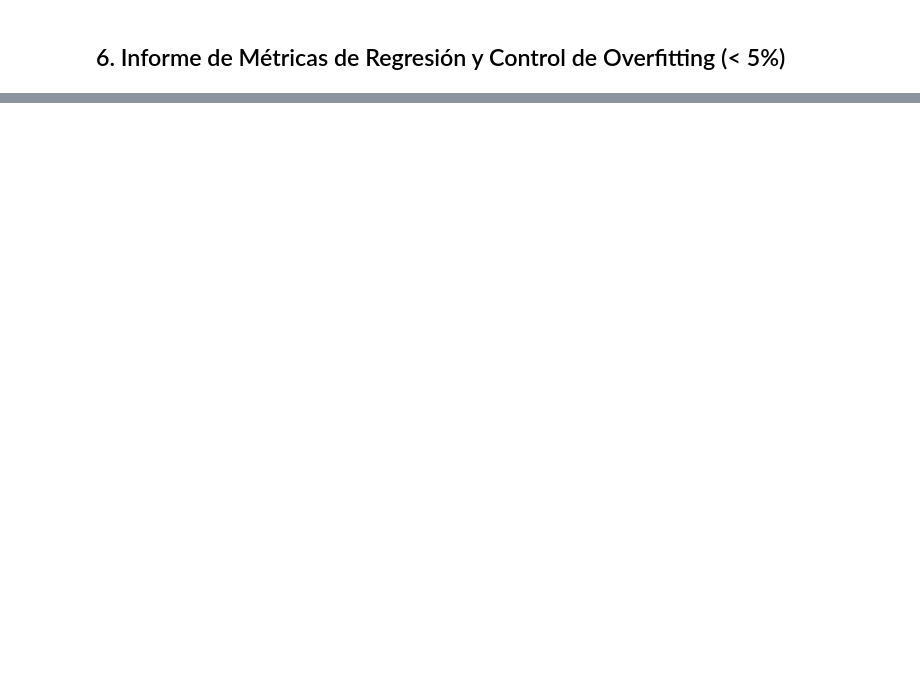
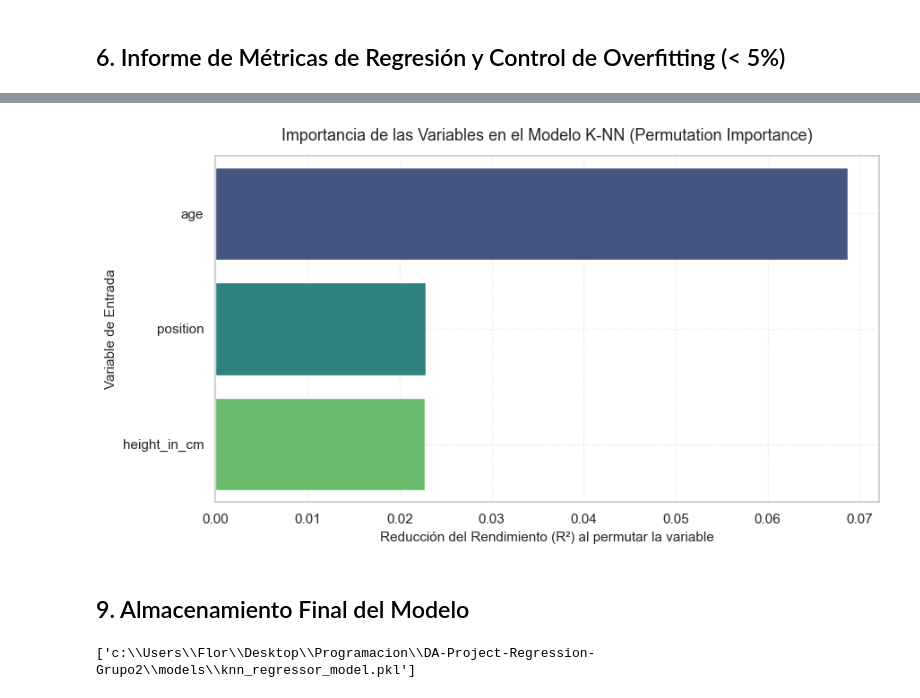
Before and after one commit to Bootcamp-DA-P2/DA-Project-Regression-Grupo2, a Jupyter notebook: notebooks/train_model_KNN.ipynb, the cells around one changed output, grey strips where cells are left out. Drawn from its saved outputs; the diff is of its cells as text; code cells hidden in the pictures; blank space fills up the shorter version.

```diff
--- a/notebooks/train_model_KNN.ipynb
+++ b/notebooks/train_model_KNN.ipynb
@@ -183,0 +208,36 @@ print("✨ ¡Proceso completado! Modelo guardado y gráficos generados con éxit
+# %%
+# Estraemos los nombres de las variables originales de entrada
+features_entradas = columnas
+
+df_importancia = pd.DataFrame({
+    'Variable': features_entradas,
+    'Importancia_Media': resultado_importancia.importances_mean
+}).sort_values(by='Importancia_Media', ascending=False)
+# %%
+# Gráfico de barras de importancia (Corregido para evitar el FutureWarning)
+plt.figure(figsize=(9, 5))
+sns.barplot(
+    data=df_importancia,
+    x='Importancia_Media',
+    y='Variable',
+    hue='Variable',          # Asignamos 'Variable' a 'hue' para mantener el color por fila
+    palette='viridis',
+    legend=False             # Desactivamos la leyenda automática para que no ensucie el gráfico
+)
+plt.title('Importancia de las Variables en el Modelo K-NN (Permutation Importance)', fontsize=13, pad=12)
+plt.xlabel('Reducción del Rendimiento (R²) al permutar la variable', fontsize=11)
+plt.ylabel('Variable de Entrada', fontsize=11)
+plt.grid(True, linestyle=':', alpha=0.5)
+plt.tight_layout()
+plt.show()
+# %% [output]
+[figure, added]
+# %% [markdown]
+## 9. Almacenamiento Final del Modelo
+# %%
+# Guardamos el pipeline completo (.pkl) de forma segura en la raíz
+filename = carpeta_models / "knn_regressor_model.pkl"
+joblib.dump(pipeline_knn, filename)
+#print(f"   💾 Guardado de forma absoluta en: '{filename}'\n")
+# %% [output]
+['c:\\Users\\Flor\\Desktop\\Programacion\\DA-Project-Regression-Grupo2\\models\\knn_regressor_model.pkl']
```
Also changed, not shown: parts of 22 cells of this notebook, 1 other file.
